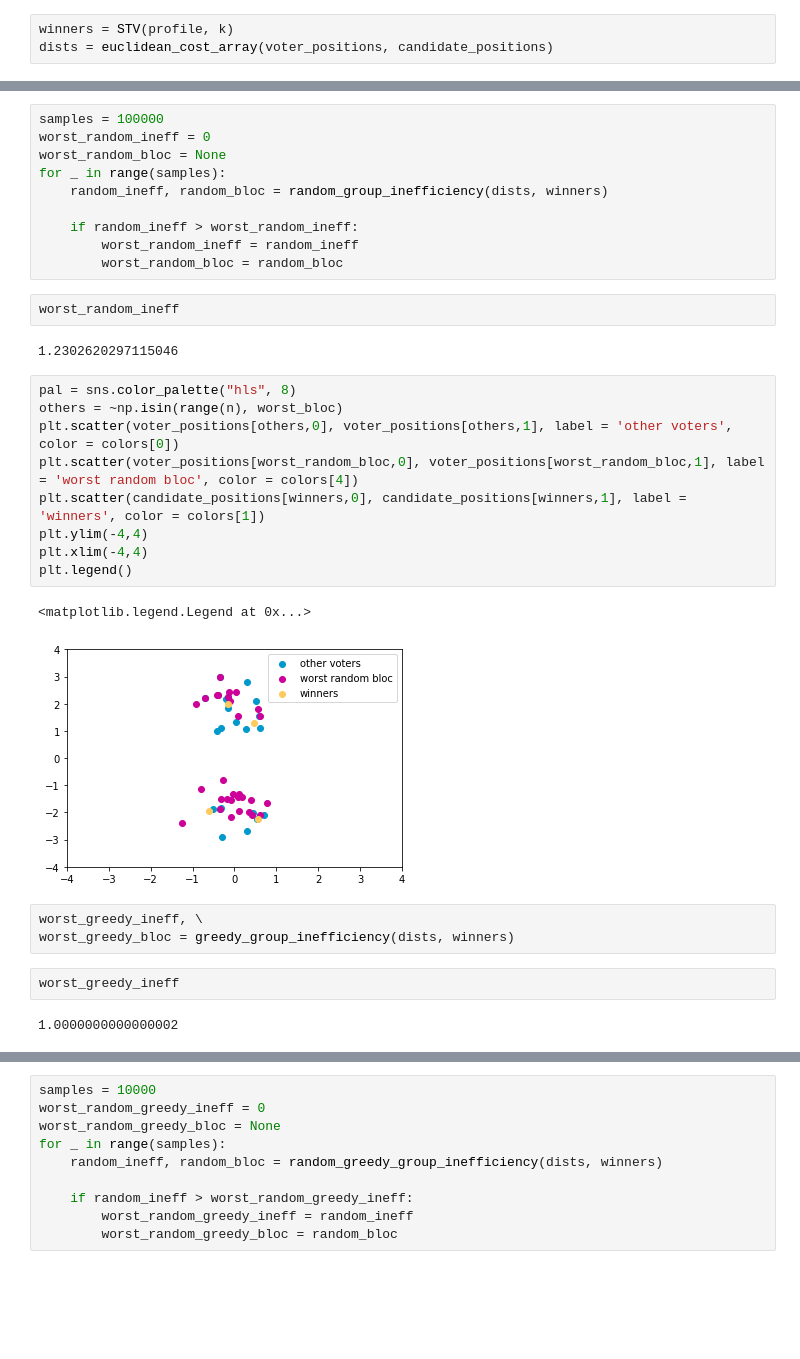
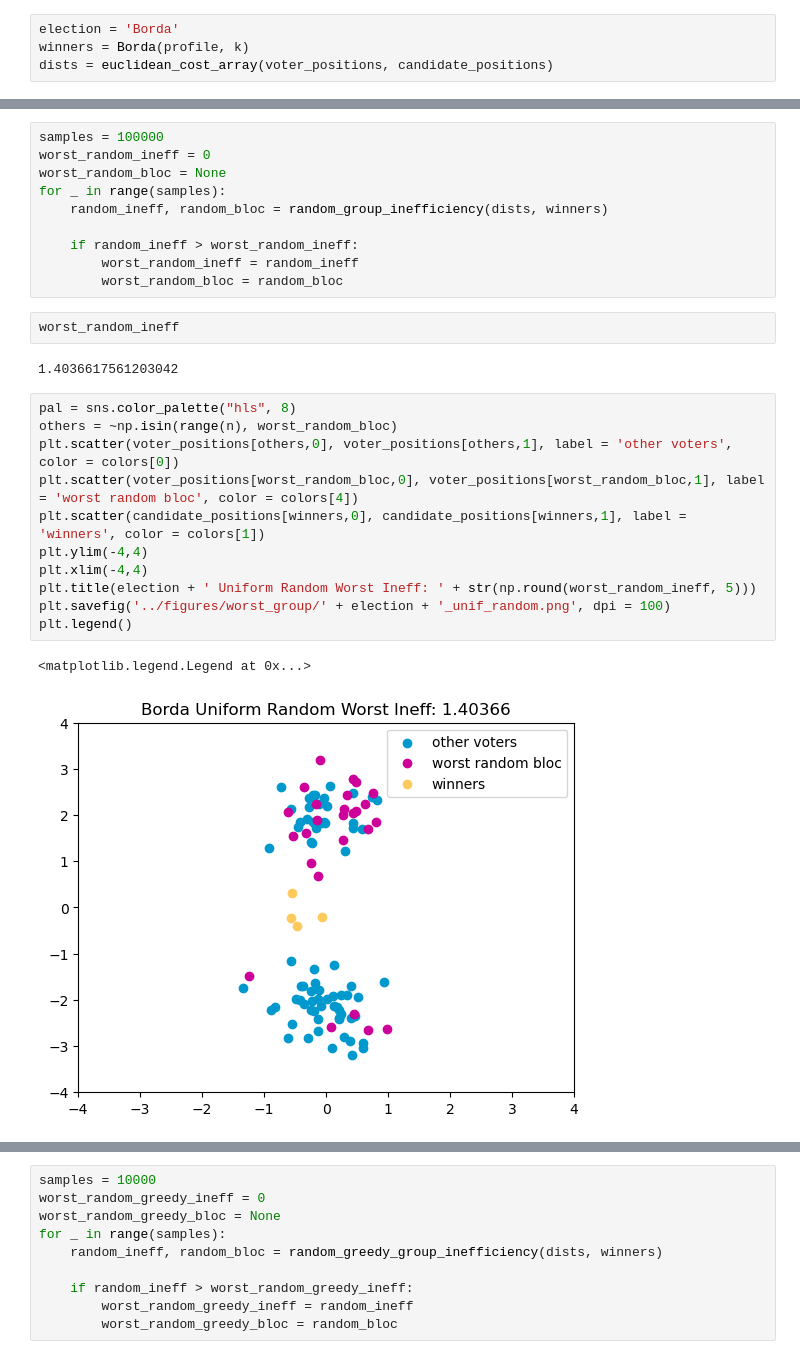
Before and after one commit to kevin-q2/Metric-Voting, a Jupyter notebook: examples/examples2.ipynb, the cells around one changed output, grey strips where cells are left out. Saved outputs shown, nothing was run; the diff lists cells and outputs as text; blank space fills up the shorter version.

```diff
--- a/examples/examples2.ipynb
+++ b/examples/examples2.ipynb
@@ -234,5 +252,6 @@ plt.legend()
 # %%
-winners = STV(profile, k)
+election = 'Borda'
+winners = Borda(profile, k)
 dists = euclidean_cost_array(voter_positions, candidate_positions)
 # %%
 # Single group:
@@ -257,23 +306,18 @@ for _ in range(samples):
 # %%
 worst_random_ineff
 # %% [output]
-1.2302620297115046
+1.4036617561203042
 # %%
 pal = sns.color_palette("hls", 8)
-others = ~np.isin(range(n), worst_bloc)
+others = ~np.isin(range(n), worst_random_bloc)
 plt.scatter(voter_positions[others,0], voter_positions[others,1], label = 'other voters', color = colors[0])
 plt.scatter(voter_positions[worst_random_bloc,0], voter_positions[worst_random_bloc,1], label = 'worst random bloc', color = colors[4])
 plt.scatter(candidate_positions[winners,0], candidate_positions[winners,1], label = 'winners', color = colors[1])
 plt.ylim(-4,4)
 plt.xlim(-4,4)
+plt.title(election + ' Uniform Random Worst Ineff: ' + str(np.round(worst_random_ineff, 5)))
+plt.savefig('../figures/worst_group/' + election + '_unif_random.png', dpi = 100)
 plt.legend()
 # %% [output]
 <matplotlib.legend.Legend at 0x...>
-[figure, old version]
+[figure, new version]
-# %%
-worst_greedy_ineff, \
-worst_greedy_bloc = greedy_group_inefficiency(dists, winners)
-# %%
-worst_greedy_ineff
-# %% [output]
-1.0000000000000002
```
Also changed, not shown: parts of 22 cells of this notebook, 5 other files.
